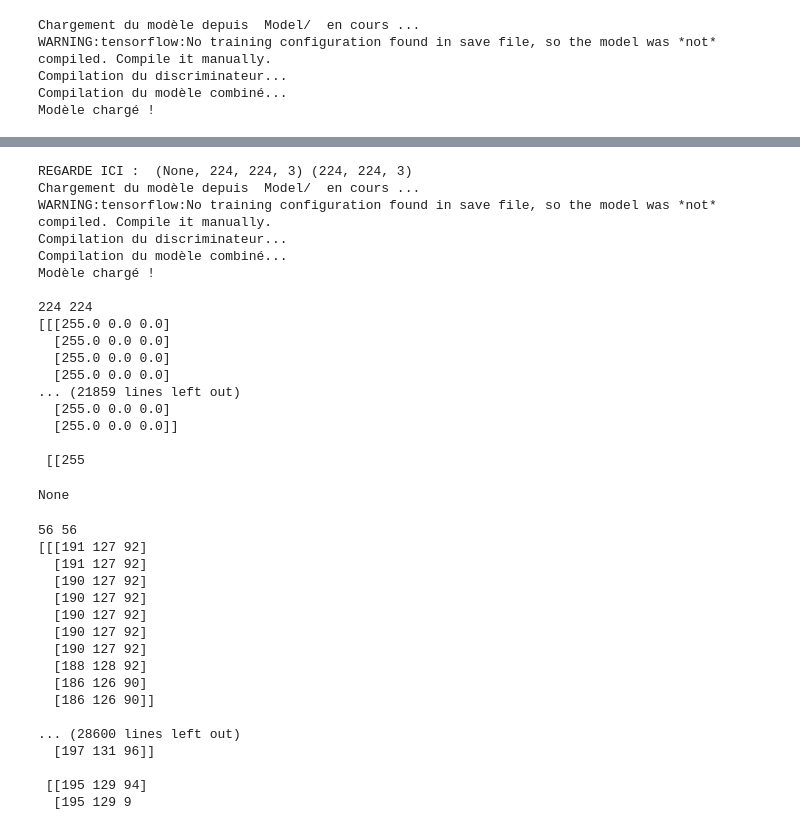
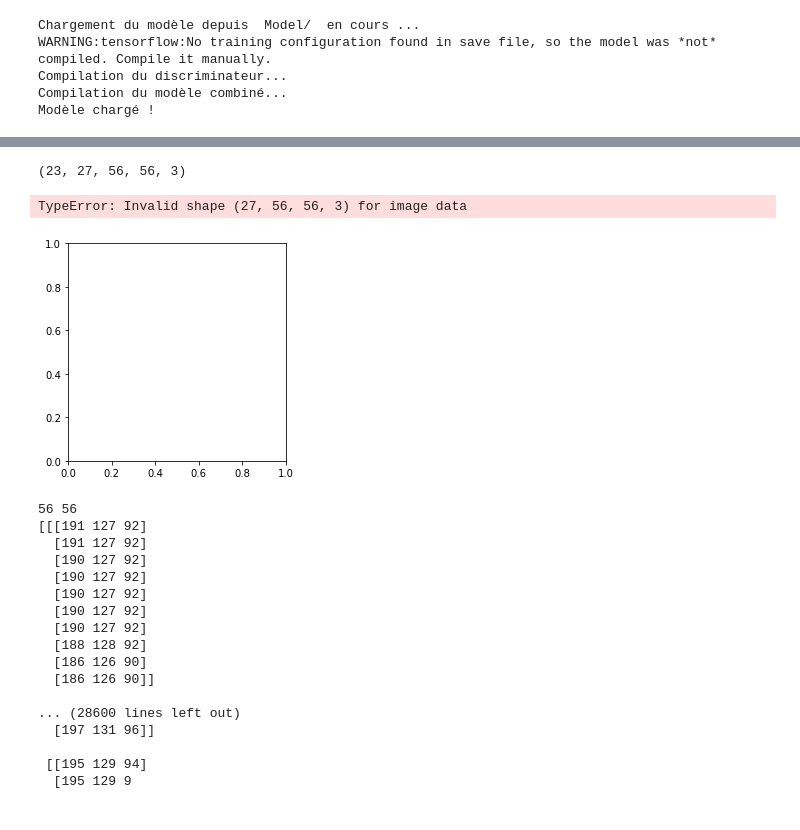
Before and after one commit to n0aaz/Super-Res-IA_GAN, a Jupyter notebook: Essai_Srgan.ipynb, the cells around one changed output, grey strips where cells are left out. Drawn from its saved outputs; the diff is of its cells as text; code cells hidden in the pictures.

```diff
--- a/Essai_Srgan.ipynb
+++ b/Essai_Srgan.ipynb
@@ -56,31 +53,19 @@ from ImageSuperRes import ImageSuperRes as ISR
 # %%
 superRes = ISR(56,56)
 # %%
-image = superRes.superResolution('./cc.jpg')
+image = superRes.decoupe_images('./cc.jpg')
+print(image.shape)
 # %% [output]
-REGARDE ICI :  (None, 224, 224, 3) (224, 224, 3)
-Chargement du modèle depuis  Model/  en cours ...
-WARNING:tensorflow:No training configuration found in save file, so the model was *not* compiled. Compile it manually.
-Compilation du discriminateur...
-Compilation du modèle combiné...
-Modèle chargé !
-
-224 224
-[[[255.0 0.0 0.0]
-  [255.0 0.0 0.0]
-  [255.0 0.0 0.0]
-  [255.0 0.0 0.0]
-... (21859 lines left out)
-  [255.0 0.0 0.0]
-  [255.0 0.0 0.0]]
-
- [[255
+(23, 27, 56, 56, 3)
 # %%
 import matplotlib.pyplot as plt
-# %%
-print(image)
-# %% [output]
-None
+# %%
+for morceau in image:
+    plt.figure()
+    plt.imshow(morceau.astype("float")/255.0)
+# %% [output]
+TypeError: Invalid shape (27, 56, 56, 3) for image data
+[figure, added]
 # %%
 image2 = superRes.reconstitue_image(superRes.decoupe_images('cc.jpg'))/255.0
 # %% [output]
```
Also changed, not shown: parts of 8 cells of this notebook.
